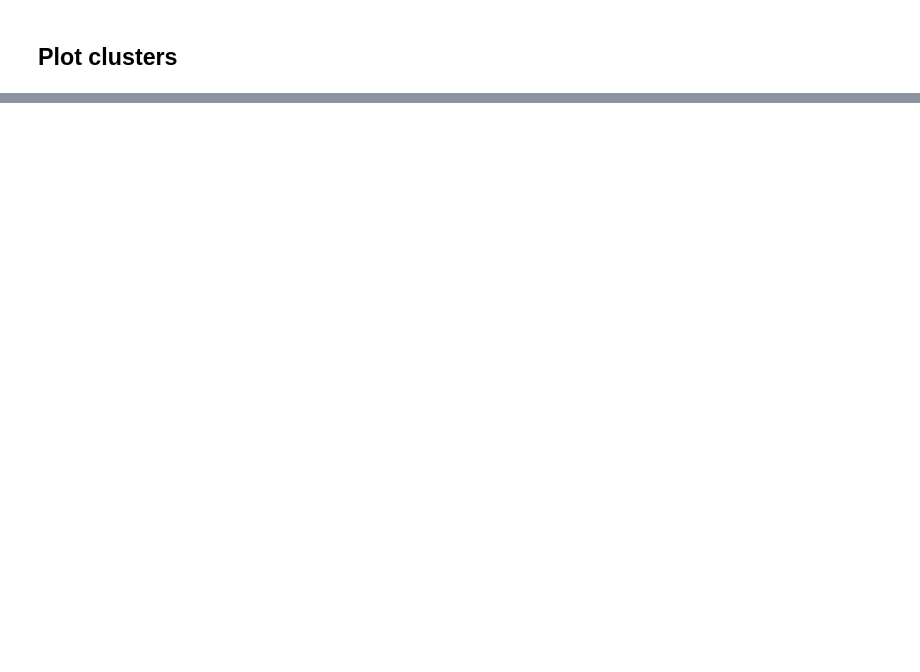
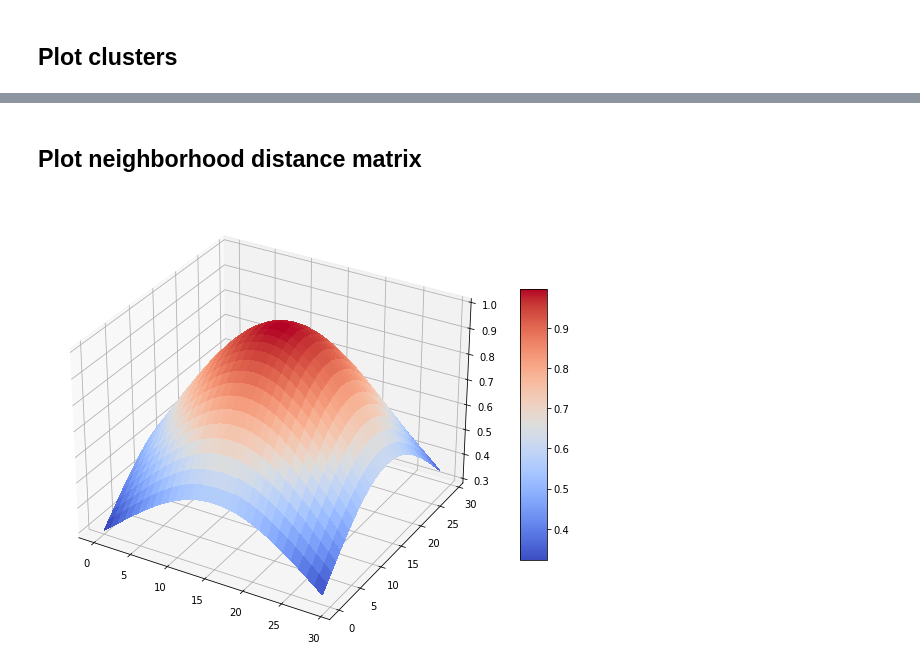
Before and after one commit to felixriese/susi, a Jupyter notebook: examples/SOMClustering.ipynb, the cells around one changed output, grey strips where cells are left out. Cells and saved outputs as stored; diff of their text form; code cells hidden in the pictures; blank space fills up the shorter version.

Commit message:
Add plot script for ngh dist weight matrix

```diff
--- a/examples/SOMClustering.ipynb
+++ b/examples/SOMClustering.ipynb
@@ -50,0 +51,7 @@ plt.show()
+# %% [markdown]
+## Plot neighborhood distance matrix
+# %%
+plot_nbh_dist_weight_matrix(som)
+plt.show()
+# %% [output]
+[figure, added]
```
Also changed, not shown: parts of 4 cells of this notebook, 2 other files.
